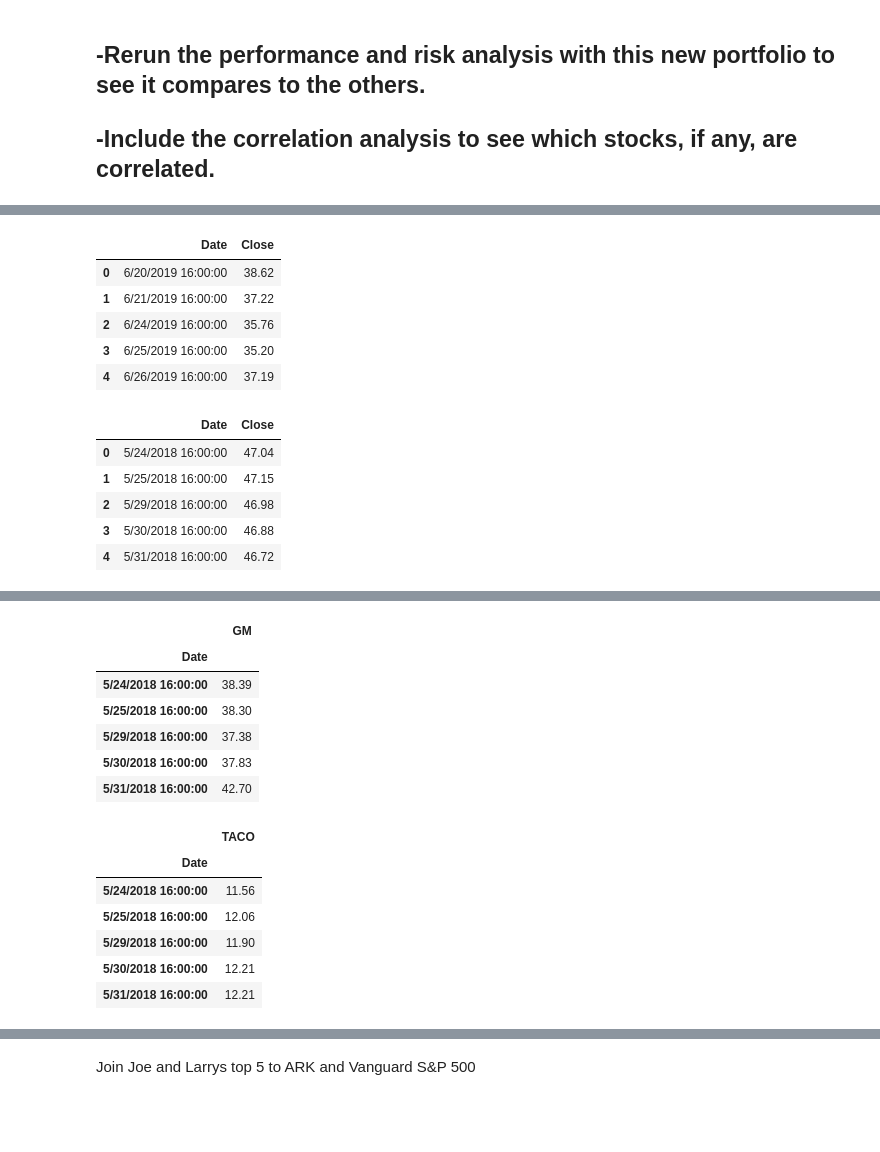
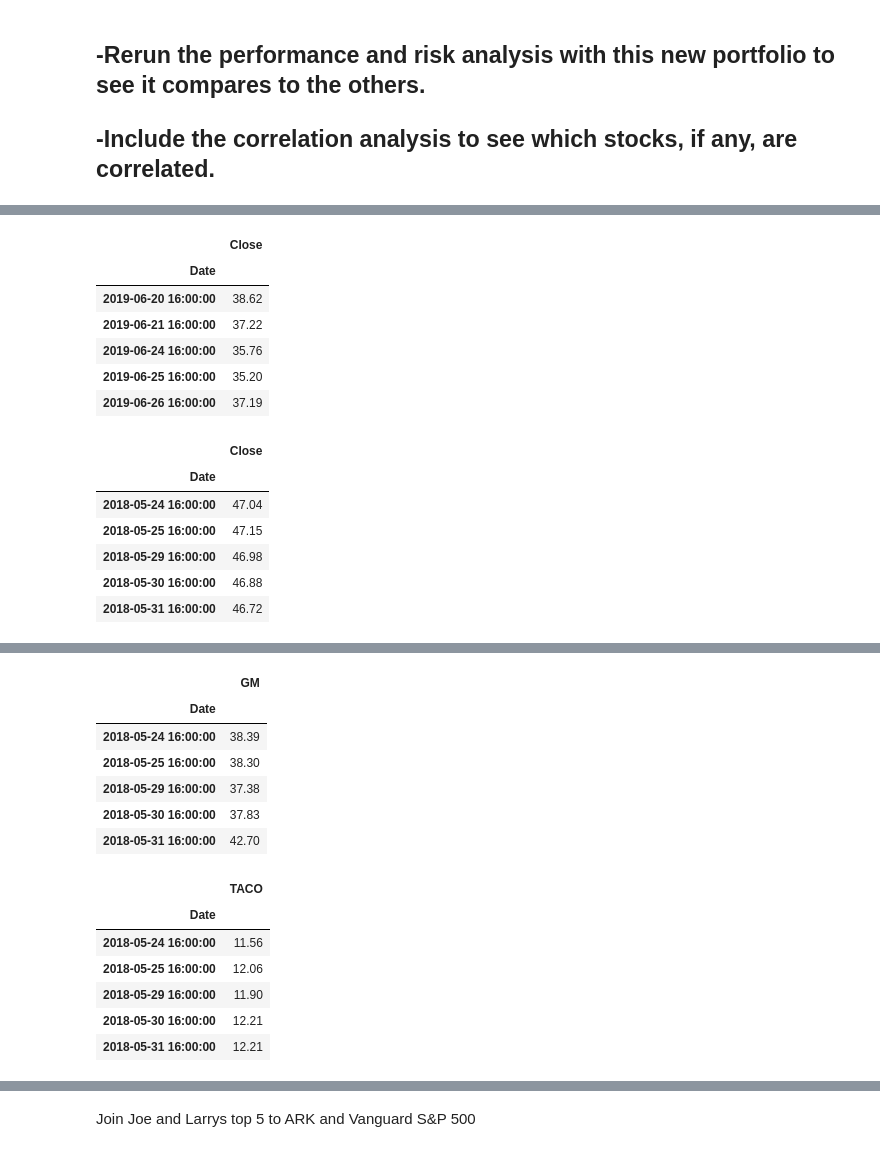
Before and after one commit to whitneydt/Project-FI-Data, a Jupyter notebook: Performance_Data/Joes_and_Larrys.ipynb, the cells around one changed output, grey strips where cells are left out. Saved outputs shown, nothing was run; the diff lists cells and outputs as text; code cells hidden in the pictures; blank space fills up the shorter version.

```diff
--- a/Performance_Data/Joes_and_Larrys.ipynb
+++ b/Performance_Data/Joes_and_Larrys.ipynb
@@ -551,25 +562,27 @@ auy_df.head()
 # %%
 work_path = Path('/Users/Jamison/Project Fi/Project-FI-Data-main/Performance_Data/Larry_portfolio/WORK-Joe.csv')
-work_df = pd.read_csv(work_path)
+work_df = pd.read_csv(work_path,  index_col="Date", parse_dates=True, infer_datetime_format=True)
 work_df.head()
 # %% [output]
-|  | Date | Close |
-| 0 | 6/20/2019 16:00:00 | 38.62 |
-| 1 | 6/21/2019 16:00:00 | 37.22 |
-| 2 | 6/24/2019 16:00:00 | 35.76 |
-| 3 | 6/25/2019 16:00:00 | 35.20 |
-| 4 | 6/26/2019 16:00:00 | 37.19 |
+|  | Close |
+| Date |  |
+| 2019-06-20 16:00:00 | 38.62 |
+| 2019-06-21 16:00:00 | 37.22 |
+| 2019-06-24 16:00:00 | 35.76 |
+| 2019-06-25 16:00:00 | 35.20 |
+| 2019-06-26 16:00:00 | 37.19 |
 # %%
 aapl_path = Path('/Users/Jamison/Project Fi/Project-FI-Data-main/Performance_Data/Larry_portfolio/AAPL-Joe.csv')
-aapl_df = pd.read_csv(aapl_path)
+aapl_df = pd.read_csv(aapl_path,  index_col="Date", parse_dates=True, infer_datetime_format=True)
 aapl_df.head()
 # %% [output]
-|  | Date | Close |
-| 0 | 5/24/2018 16:00:00 | 47.04 |
-| 1 | 5/25/2018 16:00:00 | 47.15 |
-| 2 | 5/29/2018 16:00:00 | 46.98 |
-| 3 | 5/30/2018 16:00:00 | 46.88 |
-| 4 | 5/31/2018 16:00:00 | 46.72 |
+|  | Close |
+| Date |  |
+| 2018-05-24 16:00:00 | 47.04 |
+| 2018-05-25 16:00:00 | 47.15 |
+| 2018-05-29 16:00:00 | 46.98 |
+| 2018-05-30 16:00:00 | 46.88 |
+| 2018-05-31 16:00:00 | 46.72 |
 # %%
 # Combine all stocks into a single dataframe
 all_df = pd.concat((gm_df, taco_df, auy_df, work_df, aapl_df), axis="columns", join="inner")
@@ -582,29 +595,29 @@ all_df.head()
 | 3 | 5/30/2018 16:00:00 | 37.83 | 5/30/2018 16:00:00 | 12.21 | 5/30/2018 16:00:00 | 2.91 | 6/25/2019 16:00:00 | 35.20 | 5/30/2018 16:00:00 | 46.88 |
 | 4 | 5/31/2018 16:00:00 | 42.70 | 5/31/2018 16:00:00 | 12.21 | 5/31/2018 16:00:00 | 2.91 | 6/26/2019 16:00:00 | 37.19 | 5/31/2018 16:00:00 | 46.72 |
 # %%
-gm_df = gm_df.set_index("Date").rename(columns={"Close":"GM"})
+gm_df = gm_df.rename(columns={"Close":"GM"})
 gm_df.head()
 # %% [output]
 |  | GM |
 | Date |  |
-| 5/24/2018 16:00:00 | 38.39 |
-| 5/25/2018 16:00:00 | 38.30 |
-| 5/29/2018 16:00:00 | 37.38 |
-| 5/30/2018 16:00:00 | 37.83 |
-| 5/31/2018 16:00:00 | 42.70 |
+| 2018-05-24 16:00:00 | 38.39 |
+| 2018-05-25 16:00:00 | 38.30 |
+| 2018-05-29 16:00:00 | 37.38 |
+| 2018-05-30 16:00:00 | 37.83 |
+| 2018-05-31 16:00:00 | 42.70 |
 # %%
 gm_return = gm_df.pct_change()
 # %%
-taco_df = taco_df.set_index("Date").rename(columns={"Close":"TACO"})
+taco_df = taco_df.rename(columns={"Close":"TACO"})
 taco_df.head()
 # %% [output]
 |  | TACO |
 | Date |  |
-| 5/24/2018 16:00:00 | 11.56 |
-| 5/25/2018 16:00:00 | 12.06 |
-| 5/29/2018 16:00:00 | 11.90 |
-| 5/30/2018 16:00:00 | 12.21 |
-| 5/31/2018 16:00:00 | 12.21 |
+| 2018-05-24 16:00:00 | 11.56 |
+| 2018-05-25 16:00:00 | 12.06 |
+| 2018-05-29 16:00:00 | 11.90 |
+| 2018-05-30 16:00:00 | 12.21 |
+| 2018-05-31 16:00:00 | 12.21 |
 # %%
 taco_return = taco_df.pct_change()
 # %%
```
Also changed, not shown: parts of 42 cells of this notebook.
